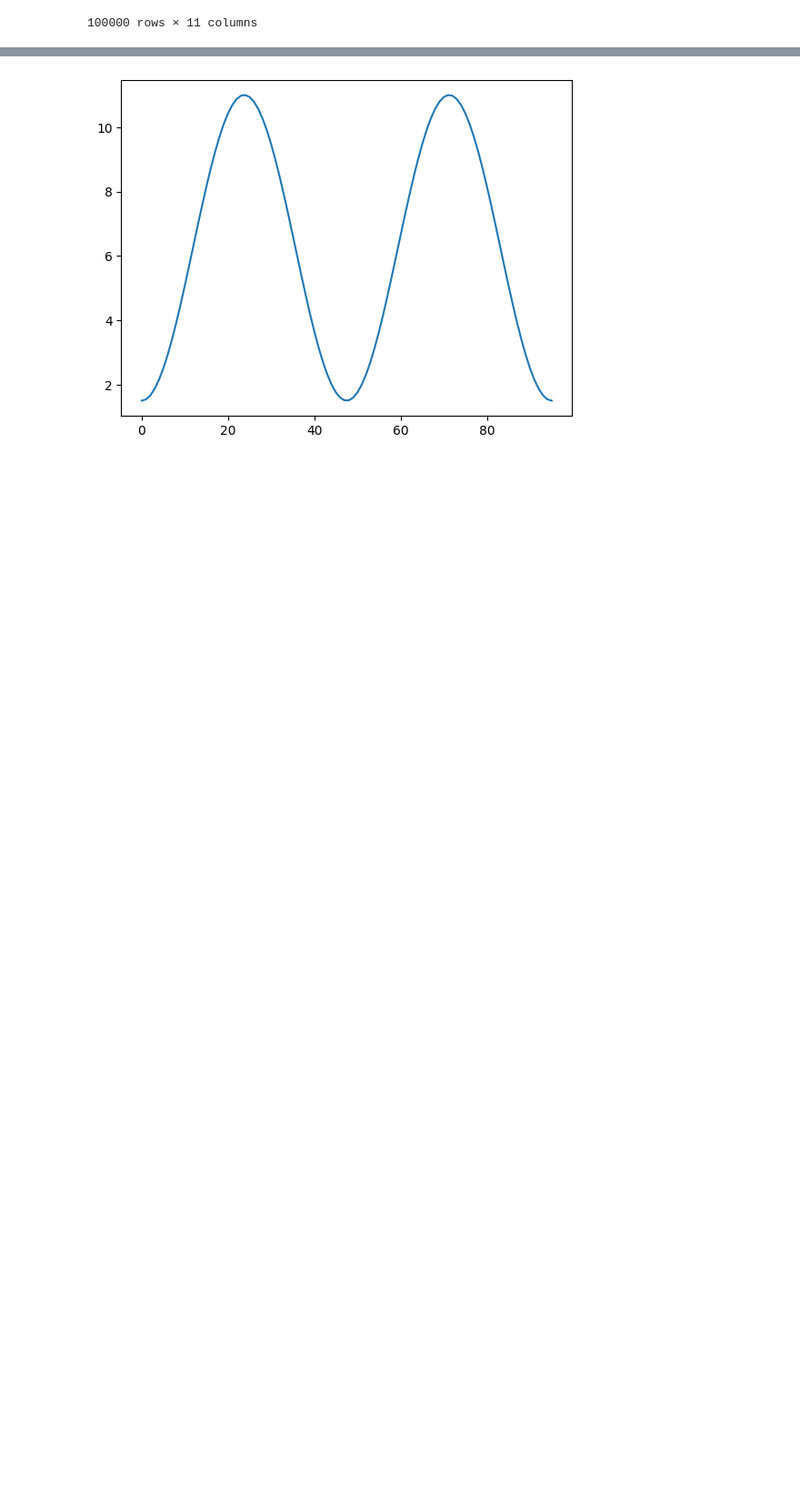
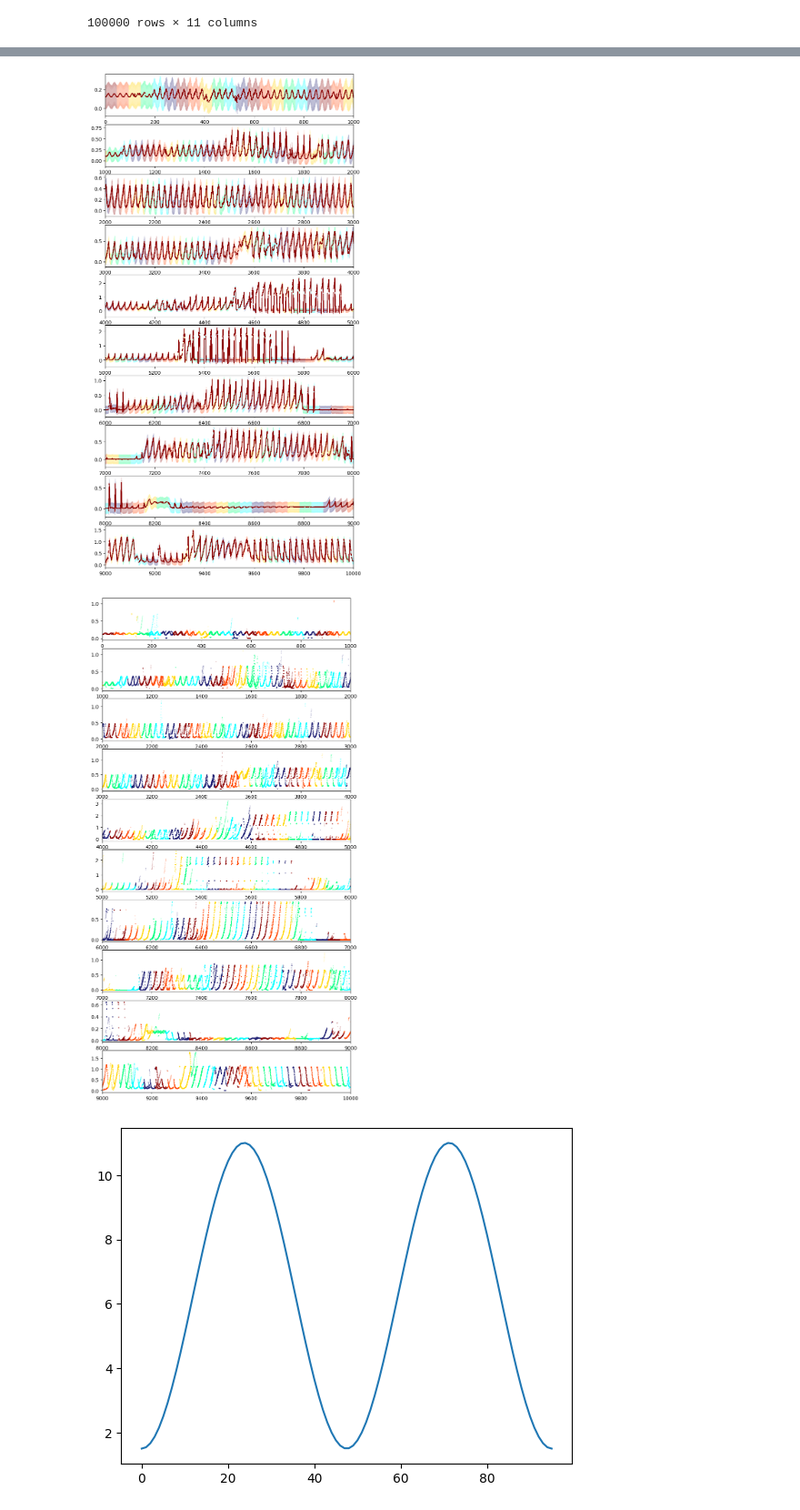
Before and after one commit to SysEvo/Circadian_clock_Neurospora, a Jupyter notebook: Data_analisys.ipynb, the cells around one changed output, grey strips where cells are left out. Shown at 91% size. Drawn from its saved outputs; the diff is of its cells as text; code cells hidden in the pictures; blank space fills up the shorter version.

```diff
--- a/Data_analisys.ipynb
+++ b/Data_analisys.ipynb
@@ -33,0 +26,11 @@ max(resultI["Fitness"])
+# %%
+rW = np.array(resultI["WCCn"])
+rT = np.array(resultI["Time"])
+count=[]
+for i in range(len(rW)):
+    try:
+        rW[i]=list(np.array(np.mat(rW[i]))[0])
+        rT[i]=list(np.array(np.mat(rT[i]))[0])
+    except:
+        count.append(i)
+        print(i)
@@ -34,3 +44,30 @@ max(resultI["Fitness"])
+# %%
+color=["darkred","orangered","gold","springgreen","cyan","midnightblue"]
+fig1, ax1 = plt.subplots(10,figsize=(9,18))
+fig2, ax2 = plt.subplots(10,figsize=(9,18))
+count=500
+for i in range(1,5001):
+    x,y = list(rT[(i-1)*20:i*20]),list(rW[(i-1)*20:i*20])
+    x,y = np.array(x).reshape(100),np.array(y).reshape(100)
+    # fit a linear curve and estimate its y-values and their error.
+    a,b,c = np.polyfit(x, y, deg=2)
+    y_est = a * x**2 + b*x + c
+    y_err = x.std() * np.sqrt(1/len(x) +
+            (x - x.mean())**2 / np.sum((x - x.mean())**2))
+
+    ax1[(i-1)//500].plot(x, y_est, '-',color="darkred",linewidth=1)
+    ax1[(i-1)//500].fill_between(x, y_est - y_err, y_est + y_err, alpha=0.2,color=color[i//24%6])
+    ax2[(i-1)//500].plot(x, y, '.', color=color[i//24%6],markersize=.5)
+
+    if count==i:
+        ax1[(i-1)//500].set_xlim((i-500)*2,i*2)
+        ax2[(i-1)//500].set_xlim((i-500)*2,i*2)
+        count += 500
+
+plt.show()
+# %% [output]
+[figure, added]
+[figure, added]
 # %%
 time=np.linspace(0,48,96)
 amp = (11-1.5)/2
```
Also changed, not shown: parts of 22 cells of this notebook.
